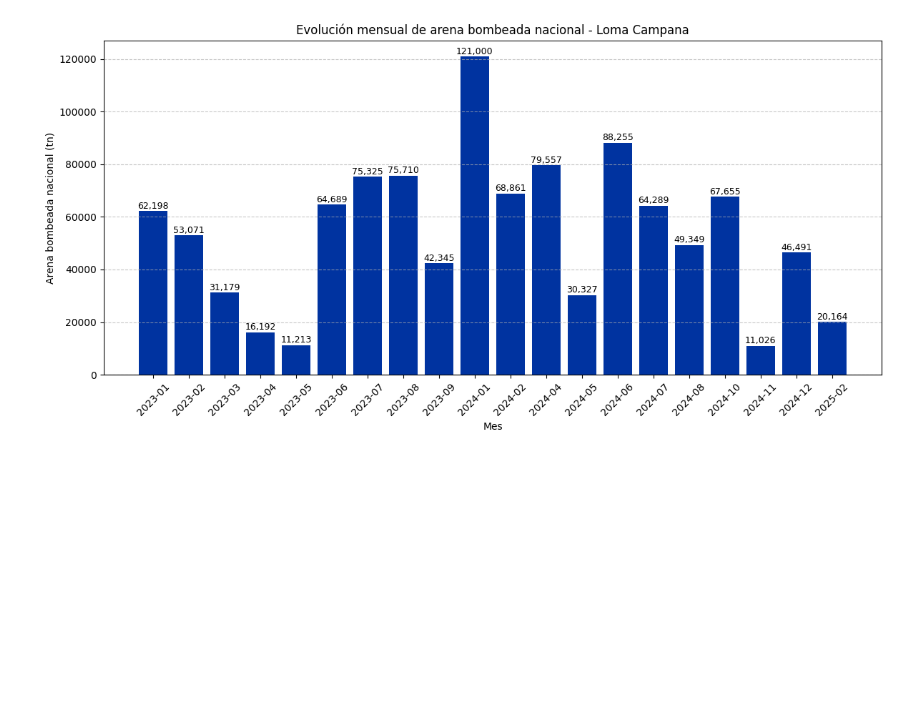
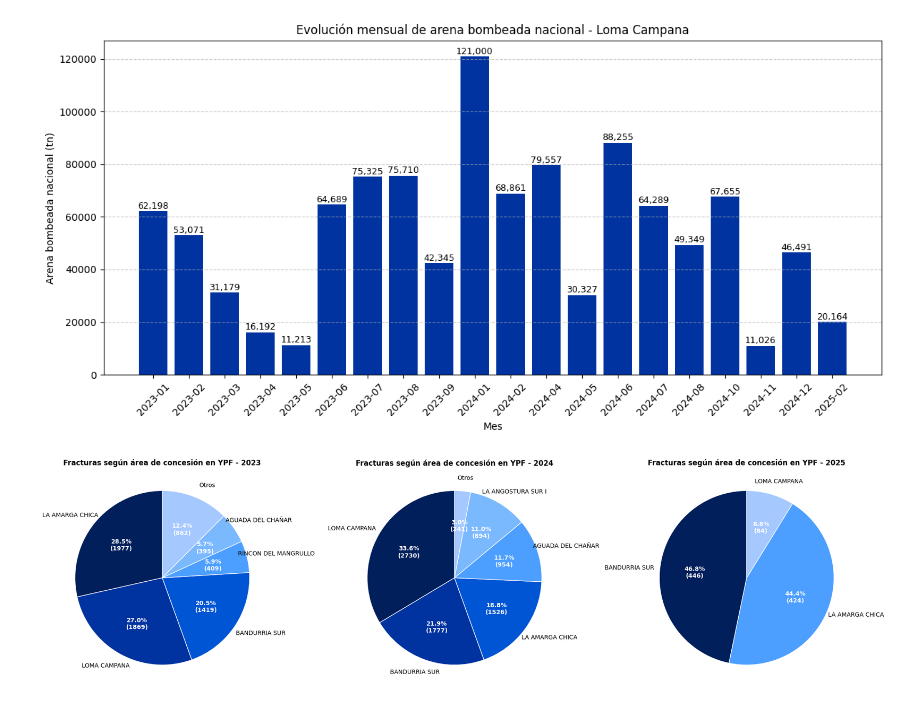
Before and after one commit to antonellafontanetto/Etapas-Fracturadas---YPF, a Jupyter notebook: Etapas_Fracturadas_de_YPF.ipynb, the cells around one changed output. Saved outputs shown, nothing was run; the diff lists cells and outputs as text; code cells hidden in the pictures; blank space fills up the shorter version.

```diff
--- a/Etapas_Fracturadas_de_YPF.ipynb
+++ b/Etapas_Fracturadas_de_YPF.ipynb
@@ -422,3 +428,60 @@ plt.tight_layout()
 plt.show()
 # %% [output]
 [figure]
+# %%
+años_filtrados = [2023, 2024, 2025]
+
+grouped = ef_ypf.groupby(['Año', 'Área permiso concesión'])['Cantidad fracturas'].sum().reset_index()
+grouped = grouped[grouped['Año'].isin(años_filtrados)]
+
+# Función para obtener top 5 + Otros
+def top5_mas_otros(df):
+    df = df.sort_values('Cantidad fracturas', ascending=False)
+    top5 = df.iloc[:5]
+    otros = df.iloc[5:]
+    otros_sum = otros['Cantidad fracturas'].sum()
+    if otros_sum > 0:
+        otros_df = pd.DataFrame([{'Área permiso concesión': 'Otros', 'Cantidad fracturas': otros_sum}])
+        top5 = pd.concat([top5, otros_df], ignore_index=True)
+    return top5.set_index('Área permiso concesión')['Cantidad fracturas']
+
+# Crear diccionario con Series para cada año con top 5 + otros
+data_por_ano = {}
+for year in años_filtrados:
+    df_year = grouped[grouped['Año'] == year]
+    data_por_ano[year] = top5_mas_otros(df_year)
+
+# Paleta degradé azul YPF para 6 áreas (5+otros)
+semillas = ['#001F5B', '#0033A0', '#0055D4', '#4C9FFF', '#7BB9FF', '#A5C8FF']
+cmap = mpl.colors.LinearSegmentedColormap.from_list('ypf_grad', semillas, N=6)
+
+fig, axs = plt.subplots(1, 3, figsize=(20, 6))
+
+for ax, (year, series) in zip(axs, data_por_ano.items()):
+    colors = [mpl.colors.rgb2hex(cmap(i)) for i in np.linspace(0, 1, len(series))]
+    wedges, _, autotexts = ax.pie(
+        series,
+        labels=None,
+        startangle=90,
+        colors=colors,
+        wedgeprops={'edgecolor': 'white', 'linewidth': 1},
+        autopct=lambda p: f'{p:.1f}%\n({p*series.sum()/100:.0f})',
+        textprops={'color': 'white', 'fontsize': 10, 'weight': 'bold'}
+    )
+
+    for i, wedge in enumerate(wedges):
+        ang = (wedge.theta2 + wedge.theta1) / 2
+        x = np.cos(np.deg2rad(ang)) * 1.35
+        y = np.sin(np.deg2rad(ang)) * 1.15
+        ax.text(
+            x, y,
+            series.index[i],
+            ha='center', va='center',
+            fontsize=10, color='black'
+        )
+    ax.set_title(f'Fracturas según área de concesión en YPF - {year}', fontweight='bold')
+
+plt.tight_layout()
+plt.show()
+# %% [output]
+[figure, added]
```
Also changed, not shown: parts of 3 cells of this notebook.
